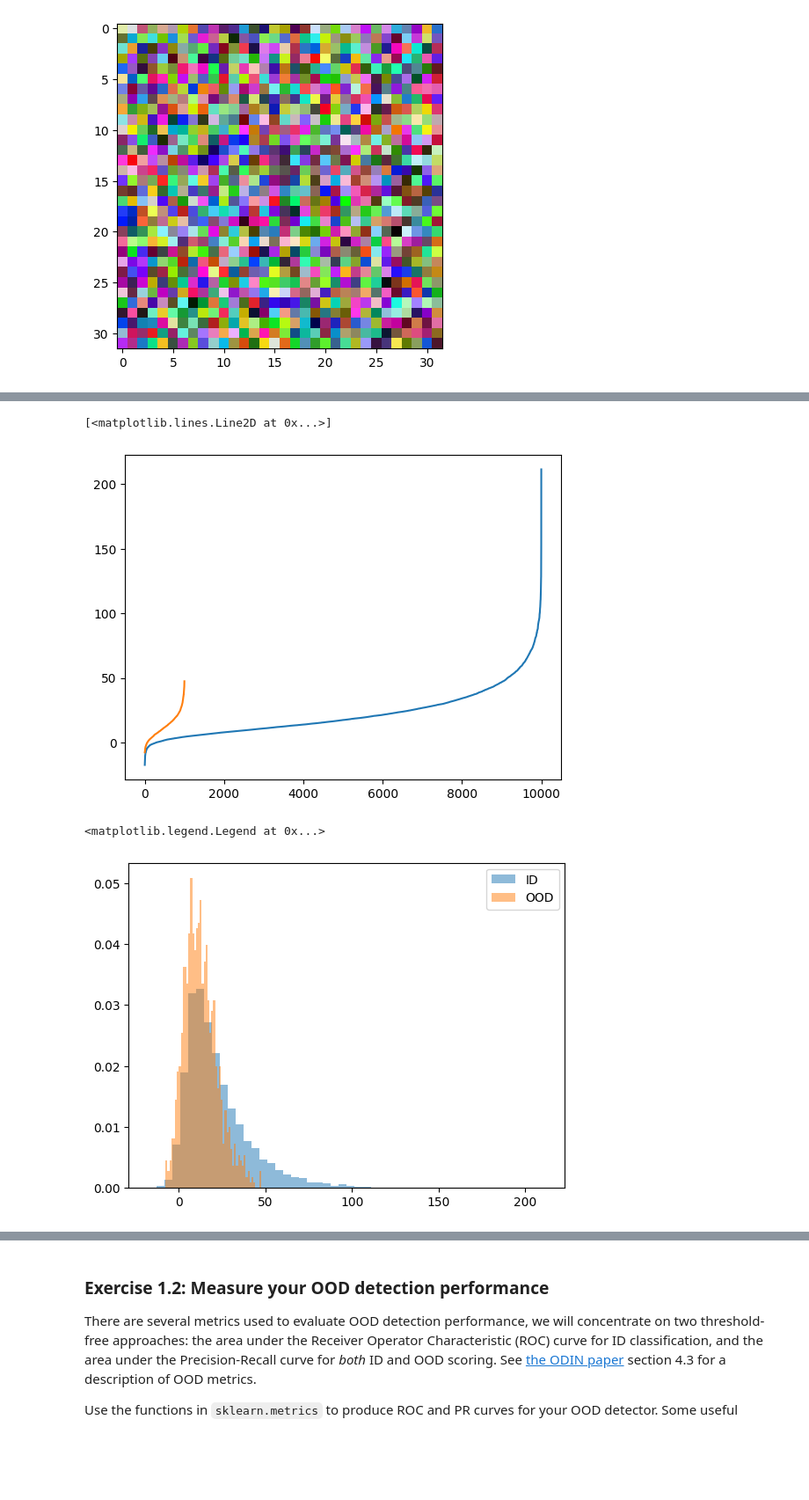
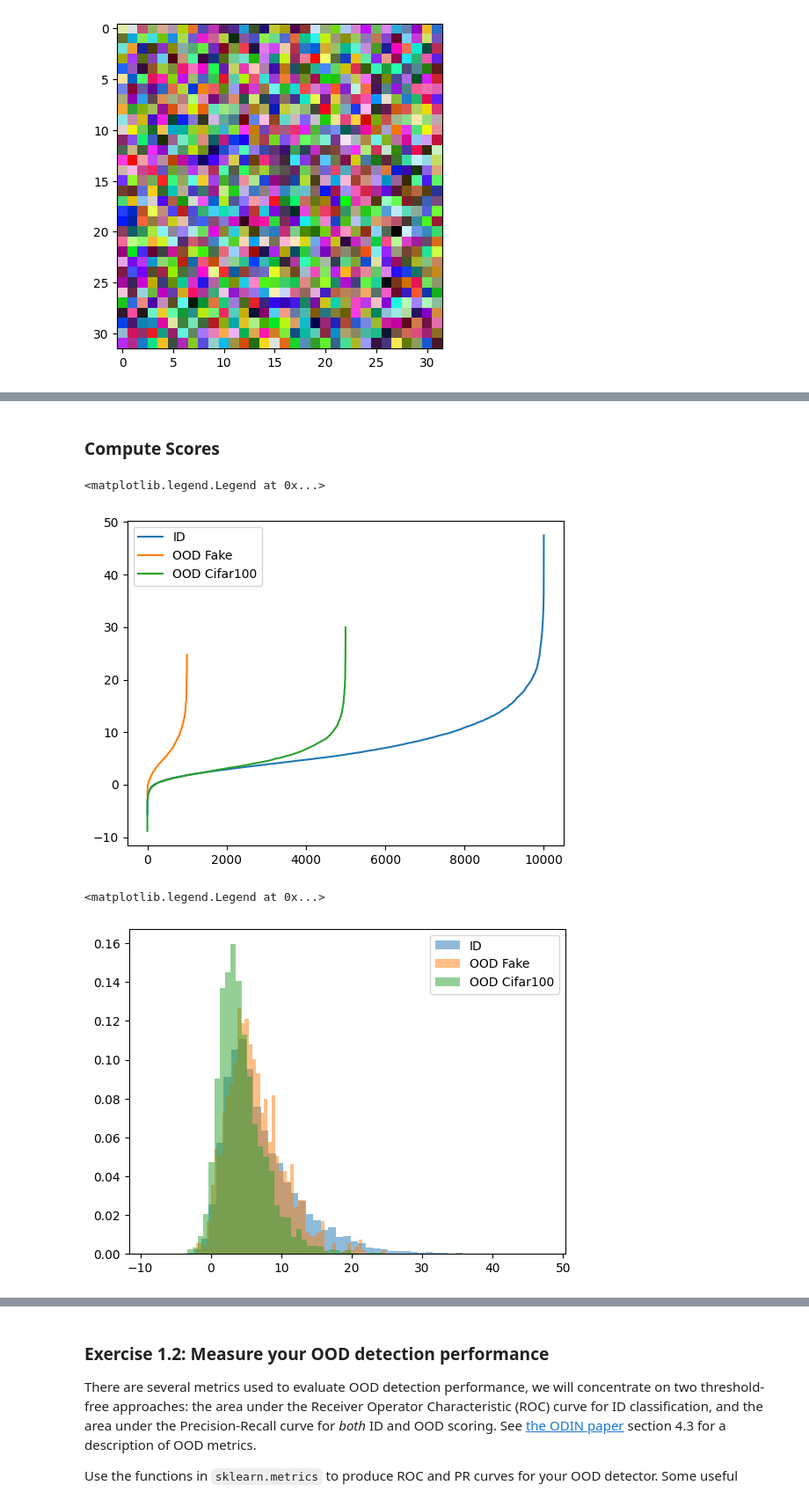
Before and after one commit to Sossio699/DLA, a Jupyter notebook: Lab4/Lab4_OOD.ipynb, the cells around one changed output, grey strips where cells are left out. Shown at 88% size. Drawn from its saved outputs; the diff is of its cells as text; code cells hidden in the pictures; blank space fills up the shorter version.

Commit message:
End of code, added pretrained models

```diff
--- a/Lab4/Lab4_OOD.ipynb
+++ b/Lab4/Lab4_OOD.ipynb
@@ -71,9 +92,3 @@ class CNN(nn.Module):
         x = F.relu(self.fc2(x))
         x = self.fc3(x)
         return x
-# %%
-# Pretrained model, otherwise write a train epoch function
-#model = CNN().to(device) cuda
-#model.load_state_dict(torch.load('./cifar10_CNN.pth')) cuda
-model = CNN()
-model.load_state_dict(torch.load('./cifar10_CNN.pth', map_location=torch.device('cpu')))
@@ -81,0 +138,4 @@ model.load_state_dict(torch.load('./cifar10_CNN.pth', map_location=torch.device(
+# %%
+# USE THIS CELL TO TRAIN MODEL FROM SCRATCH.
+model = CNN().to(device)
+training(model, dl_train, epochs = 50)
@@ -120,3 +252,5 @@ plt.imshow(FakeData(size=1, image_size=(3, 32, 32))[0][0])
+# %% [markdown]
+### Compute Scores
 # %%
 def max_logit(logits):
     s = logits.max(dim=1)[0]
@@ -143,11 +277,15 @@ def compute_scores(model, data_loader, score_fun):
 
 scores_test = compute_scores(model, dl_test, max_logit)
 scores_fake = compute_scores(model, dl_fake, max_logit)
-plt.plot(sorted(scores_test.detach().cpu()))
-plt.plot(sorted(scores_fake.detach().cpu()))
+scores_fake2 = compute_scores(model, dl_cifar100, max_logit)
+
+plt.plot(sorted(scores_test.detach().cpu()), label='ID')
+plt.plot(sorted(scores_fake.detach().cpu()), label='OOD Fake')
+plt.plot(sorted(scores_fake2.detach().cpu()), label='OOD Cifar100')
+plt.legend()
 # %% [output]
-[<matplotlib.lines.Line2D at 0x...>]
+<matplotlib.legend.Legend at 0x...>
-[figure, old version]
+[figure, new version]
 # %%
 # Function to collect all logits from the model on entire dataset.
 def collect_logits(model, dl):
@@ -159,12 +297,14 @@ def collect_logits(model, dl):
 # %%
 # Collect logits on CIFAR-10 test set (ID) and noise (very OOD).
 logits_ID = collect_logits(model, dl_test)
 logits_OOD = collect_logits(model, dl_fake)
+logits_OOD2 = collect_logits(model, dl_cifar100)
 
 # Plot the *distribution* of max logit outputs.
-_ = plt.hist(logits_ID.max(1), 50, density=True, alpha=0.5, label='ID')
-_ = plt.hist(logits_OOD.max(1), 50, density=True, alpha=0.5, label='OOD')
+_ = plt.hist(scores_test.detach().cpu(), 50, density=True, alpha=0.5, label='ID')
+_ = plt.hist(scores_fake.detach().cpu(), 50, density=True, alpha=0.5, label='OOD Fake')
+_ = plt.hist(scores_fake2.detach().cpu(), 50, density=True, alpha=0.5, label='OOD Cifar100')
 plt.legend()
 # %% [output]
 <matplotlib.legend.Legend at 0x...>
-[figure, old version]
+[figure, new version]
```
Also changed, not shown: parts of 76 cells of this notebook, 3 other files.
